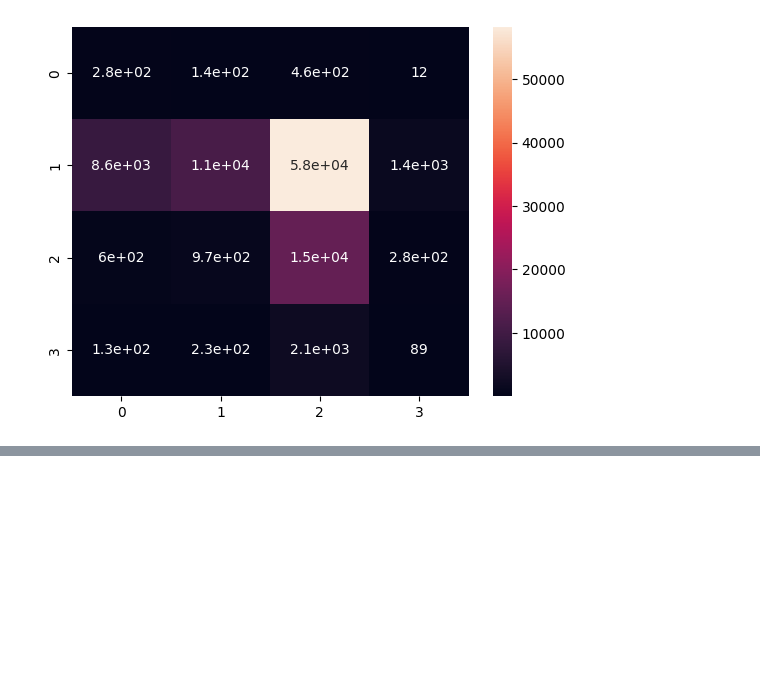
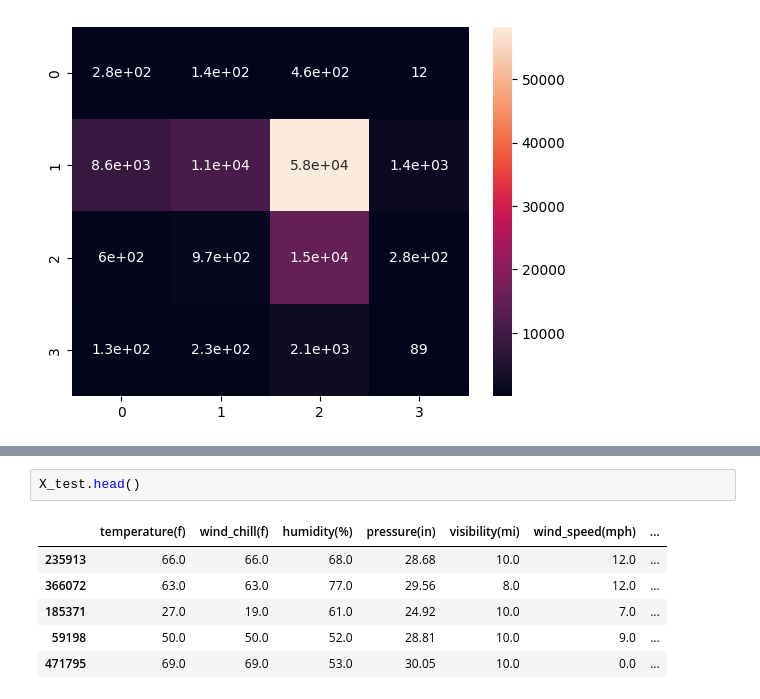
Before and after one commit to abiramvyas/US_Accidents, a Jupyter notebook: Modeling.ipynb, the cells around one changed output, grey strips where cells are left out. Cells and saved outputs as stored; diff of their text form; blank space fills up the shorter version.

```diff
--- a/Modeling.ipynb
+++ b/Modeling.ipynb
@@ -416,0 +422,9 @@ Axes(0.125,0.11;0.62x0.77)
+# %%
+X_test.head()
+# %% [output]
+|  | temperature(f) | wind_chill(f) | humidity(%) | pressure(in) | visibility(mi) | wind_speed(mph) | ... |
+| 235913 | 66.0 | 66.0 | 68.0 | 28.68 | 10.0 | 12.0 | ... |
+| 366072 | 63.0 | 63.0 | 77.0 | 29.56 | 8.0 | 12.0 | ... |
+| 185371 | 27.0 | 19.0 | 61.0 | 24.92 | 10.0 | 7.0 | ... |
+| 59198 | 50.0 | 50.0 | 52.0 | 28.81 | 10.0 | 9.0 | ... |
+| 471795 | 69.0 | 69.0 | 53.0 | 30.05 | 10.0 | 0.0 | ... |
```
Also changed, not shown: parts of 3 cells of this notebook, 2 other files.
